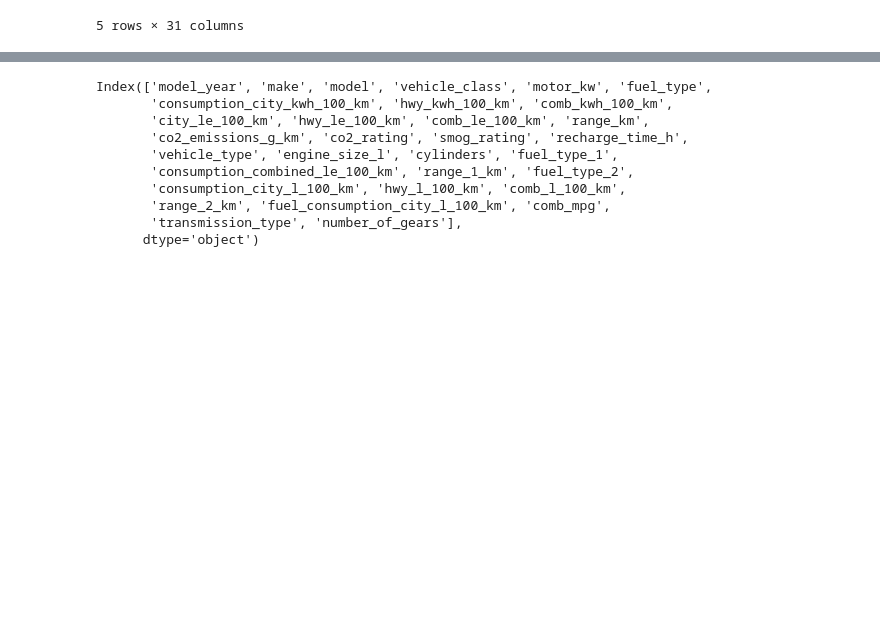
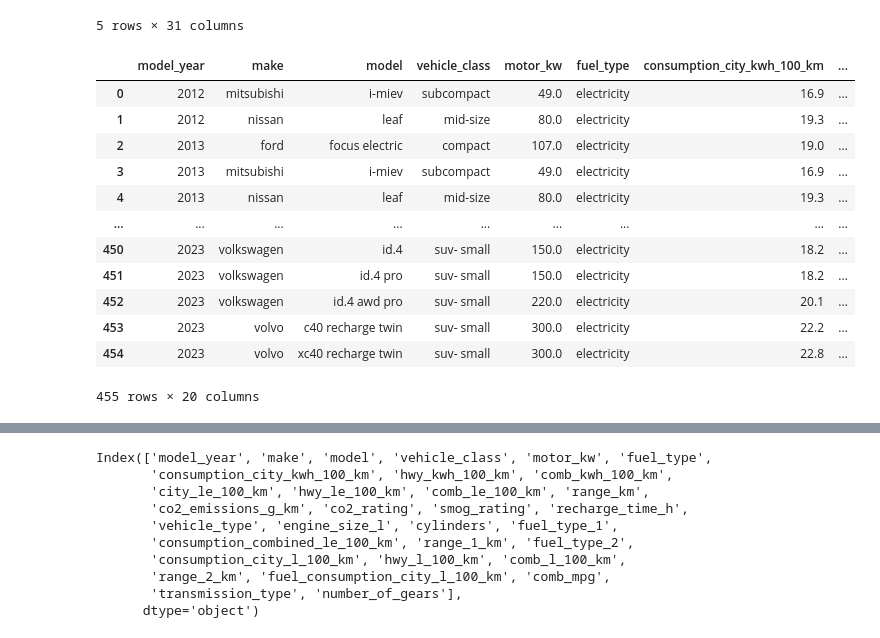
Before and after one commit to jhicks2306/vehicle-co2, a Jupyter notebook: datadownload.ipynb, the cells around one changed output, grey strips where cells are left out. Cells and saved outputs as stored; diff of their text form; code cells hidden in the pictures; blank space fills up the shorter version.

```diff
--- a/datadownload.ipynb
+++ b/datadownload.ipynb
@@ -329,3 +338,18 @@ master_df.head()
 master_df = clean_content(master_df)
 # %%
 # Create separate fuel, electric, and hybrid DataFrames
+master_df.loc[master_df['vehicle_type'] == 'electric'].dropna(axis=1, how='all')
+# %% [output]
+|  | model_year | make | model | vehicle_class | motor_kw | fuel_type | consumption_city_kwh_100_km | ... |
+| 0 | 2012 | mitsubishi | i-miev | subcompact | 49.0 | electricity | 16.9 | ... |
+| 1 | 2012 | nissan | leaf | mid-size | 80.0 | electricity | 19.3 | ... |
+| 2 | 2013 | ford | focus electric | compact | 107.0 | electricity | 19.0 | ... |
+| 3 | 2013 | mitsubishi | i-miev | subcompact | 49.0 | electricity | 16.9 | ... |
+| 4 | 2013 | nissan | leaf | mid-size | 80.0 | electricity | 19.3 | ... |
+| ... | ... | ... | ... | ... | ... | ... | ... | ... |
+| 450 | 2023 | volkswagen | id.4 | suv- small | 150.0 | electricity | 18.2 | ... |
+| 451 | 2023 | volkswagen | id.4 pro | suv- small | 150.0 | electricity | 18.2 | ... |
+| 452 | 2023 | volkswagen | id.4 awd pro | suv- small | 220.0 | electricity | 20.1 | ... |
+| 453 | 2023 | volvo | c40 recharge twin | suv- small | 300.0 | electricity | 22.2 | ... |
+| 454 | 2023 | volvo | xc40 recharge twin | suv- small | 300.0 | electricity | 22.8 | ... |
+455 rows × 20 columns
```
Also changed, not shown: parts of 10 cells of this notebook.
